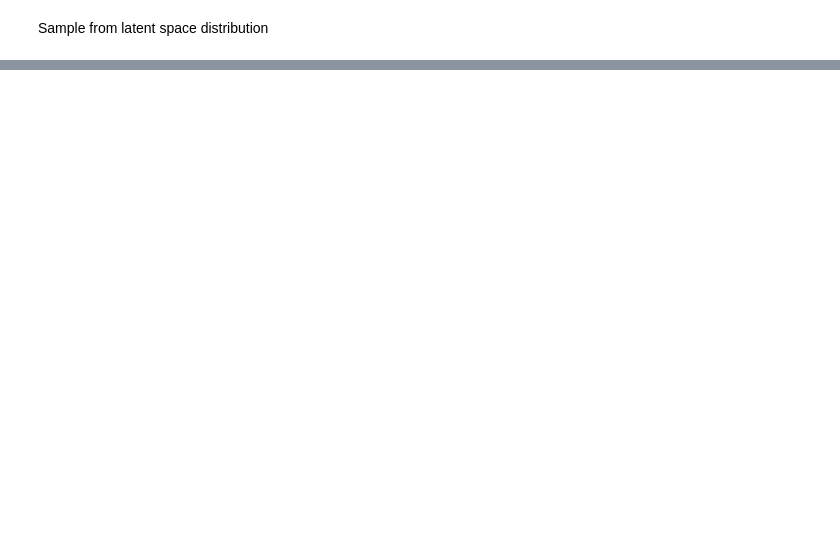
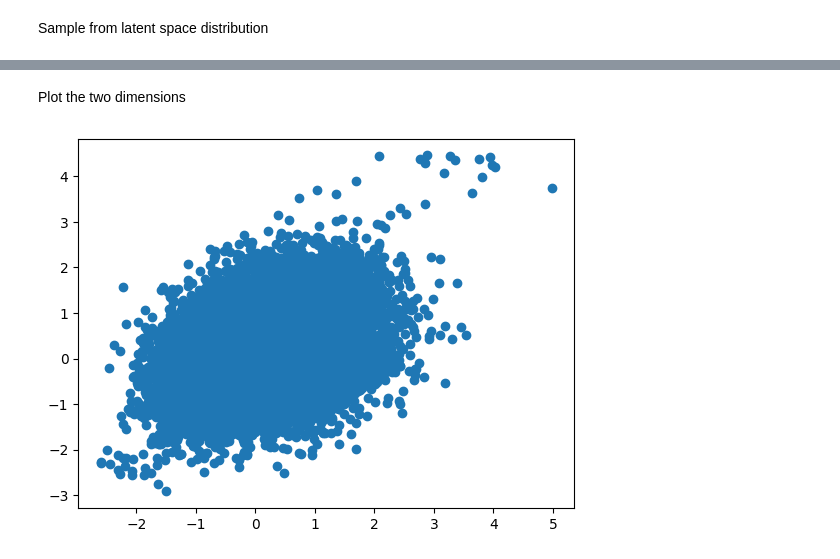
Before and after one commit to ZhiqiEliWang/csci4968-VAE-project, a Jupyter notebook: vae.ipynb, the cells around one changed output, grey strips where cells are left out. Cells and saved outputs as stored; diff of their text form; code cells hidden in the pictures; blank space fills up the shorter version.

```diff
--- a/vae.ipynb
+++ b/vae.ipynb
@@ -251,0 +274,7 @@ for i in range(1, 10 + 1):
+# %% [markdown]
+Plot the two dimensions
+# %%
+plt.scatter(test_embed[:, first_idx].cpu(), test_embed[:, second_idx].cpu())
+plt.show()
+# %% [output]
+[figure, added]
```
Also changed, not shown: parts of 13 cells of this notebook.
